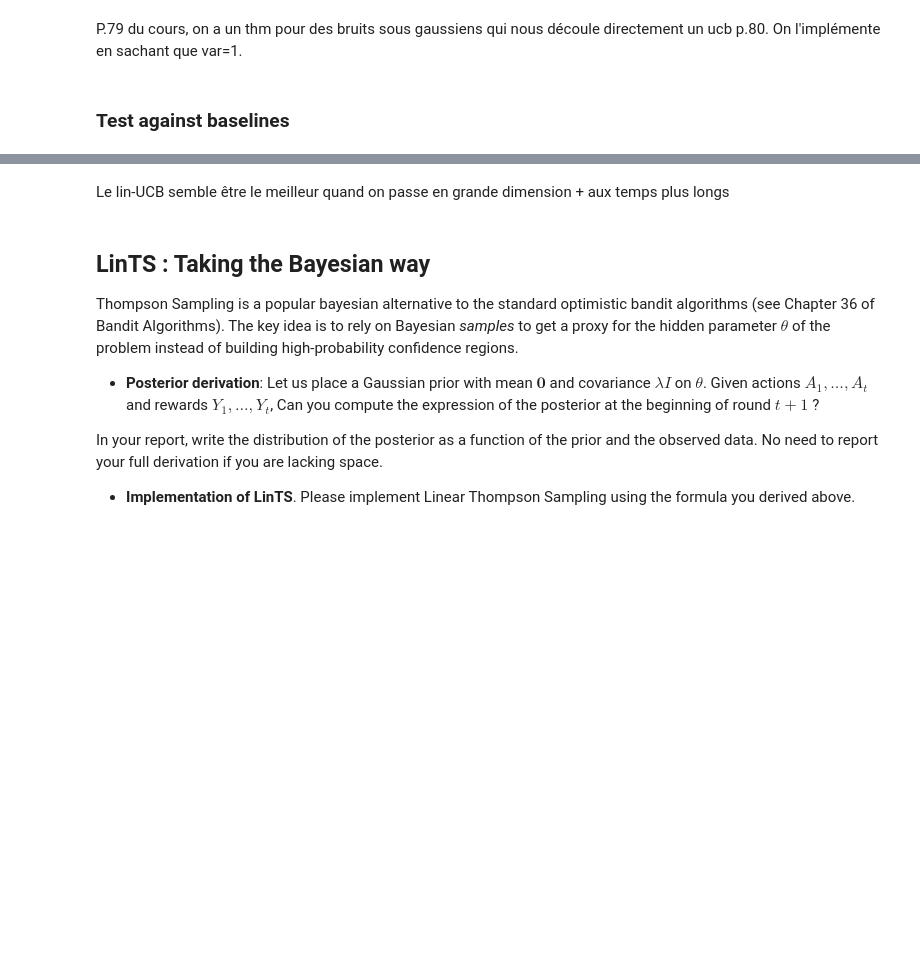
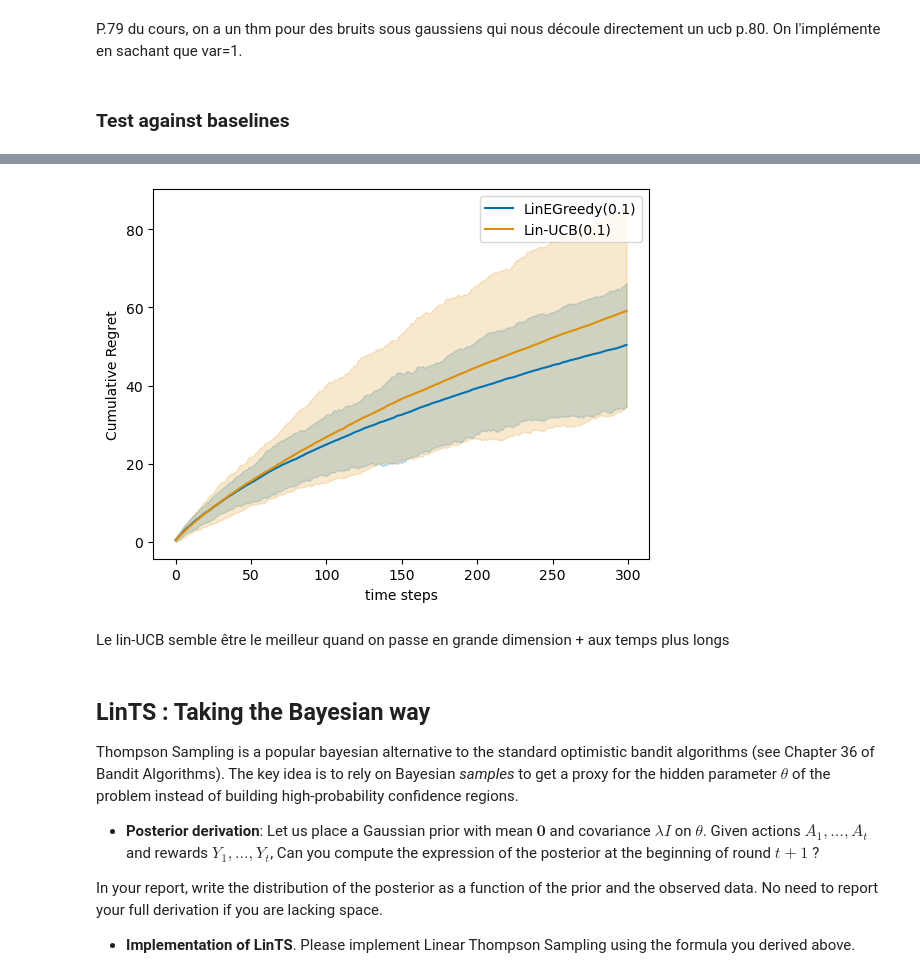
Before and after one commit to gregoirebechade/hw_rl, a Jupyter notebook: StochasticLinearBandits2024_companion_TBC.ipynb, the cells around one changed output, grey strips where cells are left out. Drawn from its saved outputs; the diff is of its cells as text; code cells hidden in the pictures; blank space fills up the shorter version.

```diff
--- a/StochasticLinearBandits2024_companion_TBC.ipynb
+++ b/StochasticLinearBandits2024_companion_TBC.ipynb
@@ -579,3 +556,9 @@ plot_regret(linucb_vs_greedy)
+# %%
+iid_env= LinearBandit(theta, K, var=sigma**2)
+linucb_vs_greedy = experiment(iid_env, [e_greedy, linucb], Nmc=N, T=T,pseudo_regret=True)
+plot_regret(linucb_vs_greedy)
+# %% [output]
+[figure, added]
 # %% [markdown]
 Le lin-UCB semble être le meilleur quand on passe en grande dimension + aux temps plus longs
 # %% [markdown]
```
Also changed, not shown: parts of 12 cells of this notebook.
